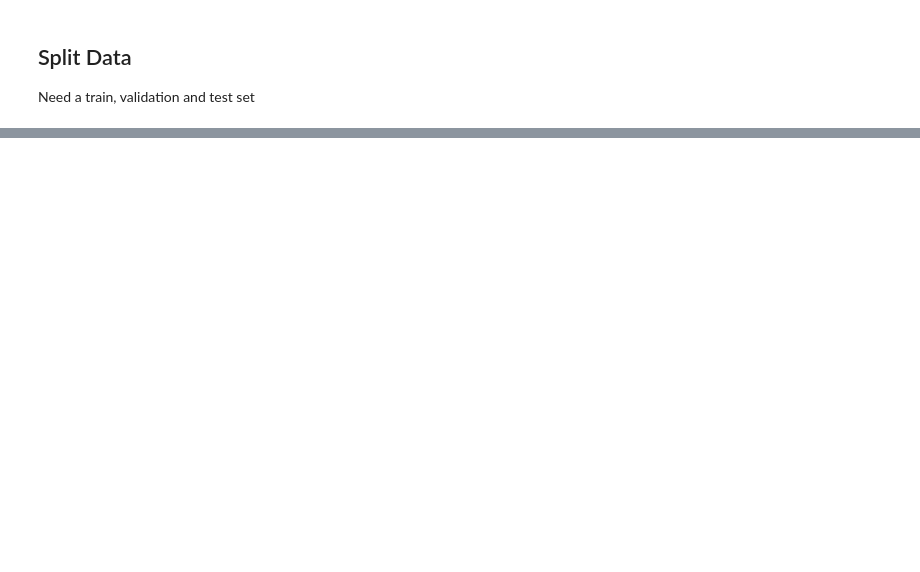
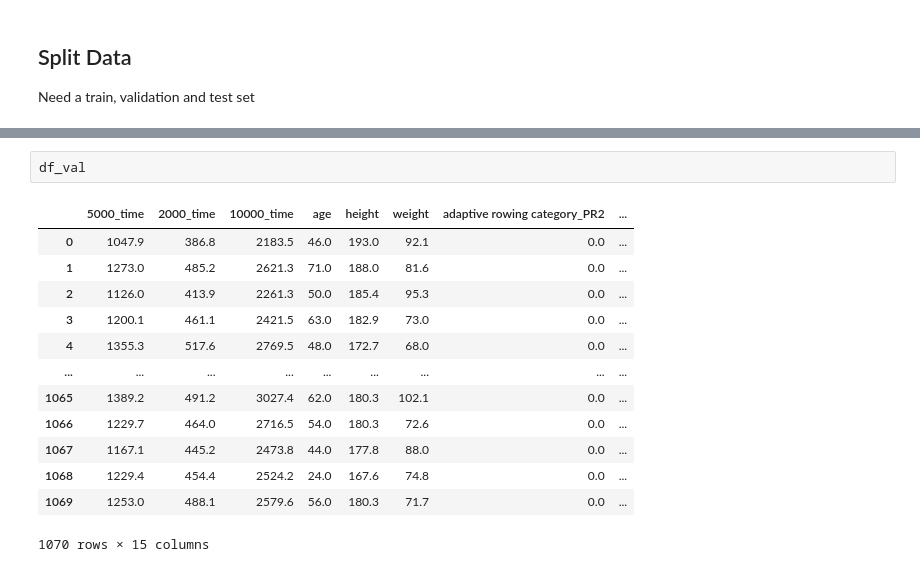
Before and after one commit to adhardy/Concept2-Pace-Predictor, a Jupyter notebook: linear-regression.ipynb, the cells around one changed output, grey strips where cells are left out. Saved outputs shown, nothing was run; the diff lists cells and outputs as text; blank space fills up the shorter version.

```diff
--- a/linear-regression.ipynb
+++ b/linear-regression.ipynb
@@ -112,0 +102,16 @@ pp_5_2_10.y
+# %%
+df_val
+# %% [output]
+|  | 5000_time | 2000_time | 10000_time | age | height | weight | adaptive rowing category_PR2 | ... |
+| 0 | 1047.9 | 386.8 | 2183.5 | 46.0 | 193.0 | 92.1 | 0.0 | ... |
+| 1 | 1273.0 | 485.2 | 2621.3 | 71.0 | 188.0 | 81.6 | 0.0 | ... |
+| 2 | 1126.0 | 413.9 | 2261.3 | 50.0 | 185.4 | 95.3 | 0.0 | ... |
+| 3 | 1200.1 | 461.1 | 2421.5 | 63.0 | 182.9 | 73.0 | 0.0 | ... |
+| 4 | 1355.3 | 517.6 | 2769.5 | 48.0 | 172.7 | 68.0 | 0.0 | ... |
+| ... | ... | ... | ... | ... | ... | ... | ... | ... |
+| 1065 | 1389.2 | 491.2 | 3027.4 | 62.0 | 180.3 | 102.1 | 0.0 | ... |
+| 1066 | 1229.7 | 464.0 | 2716.5 | 54.0 | 180.3 | 72.6 | 0.0 | ... |
+| 1067 | 1167.1 | 445.2 | 2473.8 | 44.0 | 177.8 | 88.0 | 0.0 | ... |
+| 1068 | 1229.4 | 454.4 | 2524.2 | 24.0 | 167.6 | 74.8 | 0.0 | ... |
+| 1069 | 1253.0 | 488.1 | 2579.6 | 56.0 | 180.3 | 71.7 | 0.0 | ... |
+1070 rows × 15 columns
```
Also changed, not shown: parts of 11 cells of this notebook, 1 other file.
